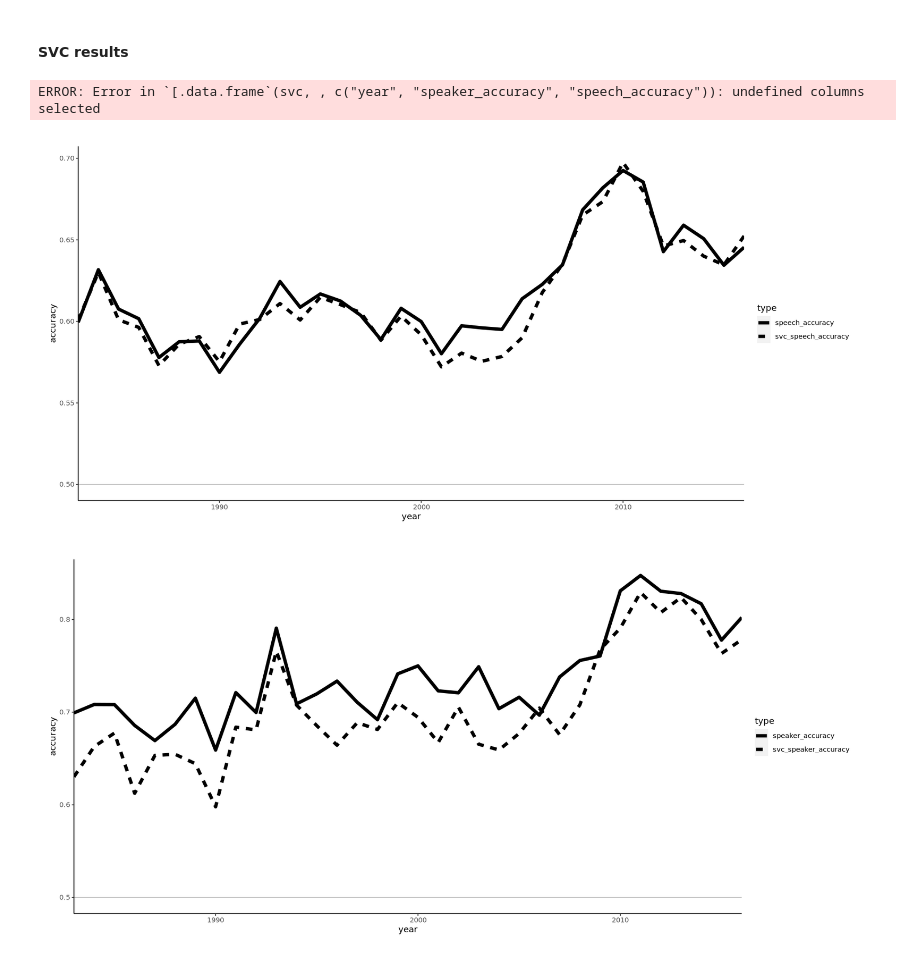
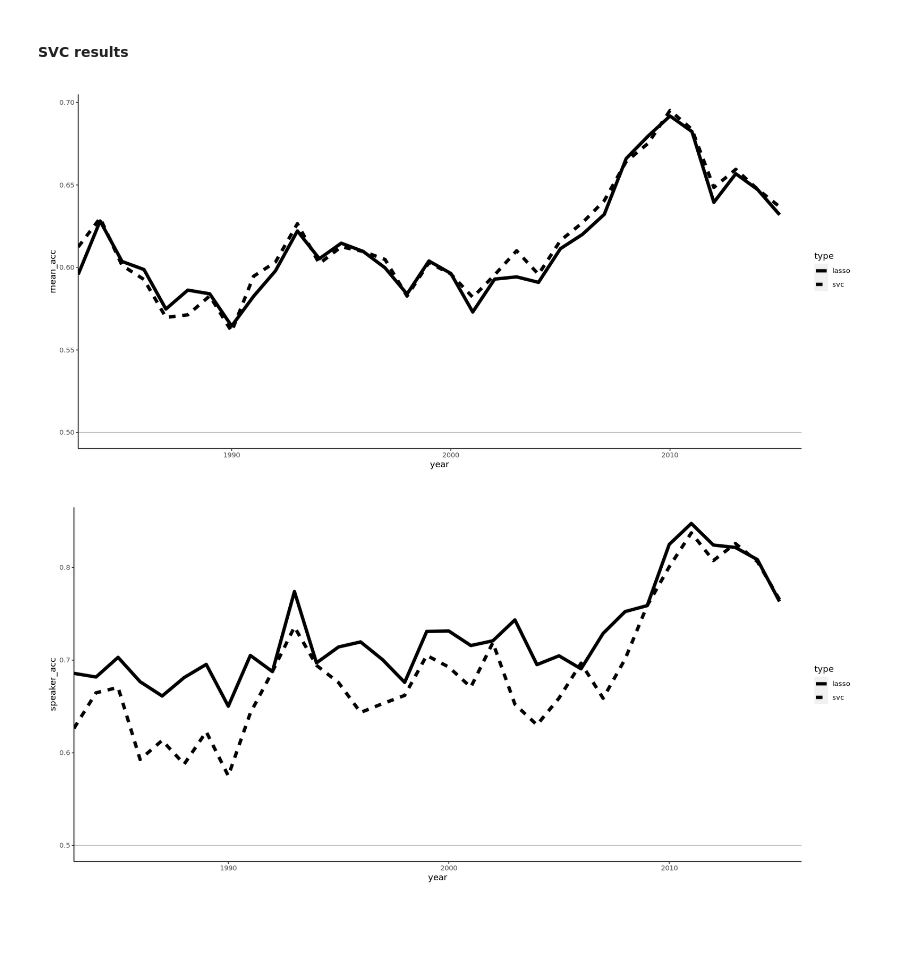
Before and after one commit to JM-Pearl/Dissertation, a Jupyter notebook: Visualize_classification_results.ipynb, the cells around one changed output. Saved outputs shown, nothing was run; the diff lists cells and outputs as text; code cells hidden in the pictures; blank space fills up the shorter version.

```diff
--- a/Visualize_classification_results.ipynb
+++ b/Visualize_classification_results.ipynb
@@ -21,0 +8,4 @@ df = read.csv('Results/results_with_null.csv')
+# %%
+df$iter = 200
+df$type = 'actual'
+nulls$type = 'nulls'
@@ -133,19 +85,13 @@ speakers %>%
 # %% [markdown]
 #### SVC results
 # %%
-svc = read.csv('Results/SVC_classification_results_with_coefs.csv')
+svc = read.csv('Results/SVC.csv')
-# %%
-svc = svc[,c('year','speaker_accuracy','speech_accuracy')]
-colnames(svc) = c('year','svc_speaker_accuracy','svc_speech_accuracy')
-# %% [output]
-ERROR: Error in `[.data.frame`(svc, , c("year", "speaker_accuracy", "speech_accuracy")): undefined columns selected
 # %%
-df %>%
-    subset(type == 'actual') %>%
-    merge(svc,on='year',how='left') %>%
-    select(c("year",'speech_accuracy','svc_speech_accuracy')) %>%
-    pivot_longer(!year, names_to = "type", values_to = "accuracy") %>%
-    ggplot(aes(x = year, y = accuracy,linetype=type)) +
+svc$type = 'svc'
+df$type = 'lasso'
+
+rbind(svc,df) %>%
+    ggplot(aes(x = year, y = mean_acc,linetype=type)) +
     geom_line(size=2) +
     annotate('segment',x=1983,xend=2016,y=0.5,yend=0.5,color='grey') +
     theme(panel.background = element_blank(),
@@ -153,19 +99,18 @@ df %>%
         axis.line = element_line()) +
     scale_x_continuous(expand = c(0,0))
 # %% [output]
-[figure, old version]
+[figure, new version]
 # %%
-df %>%
-    subset(type == 'actual') %>%
-    merge(svc,on='year',how='left') %>%
-    select(c("year",'speaker_accuracy','svc_speaker_accuracy')) %>%
-    pivot_longer(!year, names_to = "type", values_to = "accuracy") %>%
-    ggplot(aes(x = year, y = accuracy,linetype=type)) +
+svc$type = 'svc'
+df$type = 'lasso'
+
+rbind(svc,df) %>%
+    ggplot(aes(x = year, y = speaker_acc,linetype=type)) +
     geom_line(size=2) +
     annotate('segment',x=1983,xend=2016,y=0.5,yend=0.5,color='grey') +
     theme(panel.background = element_blank(),
         plot.margin = unit(c(1,3,1,1), "lines"),
         axis.line = element_line()) +
     scale_x_continuous(expand = c(0,0))
 # %% [output]
-[figure, old version]
+[figure, new version]
```
Also changed, not shown: parts of 11 cells of this notebook, 1 other file.
